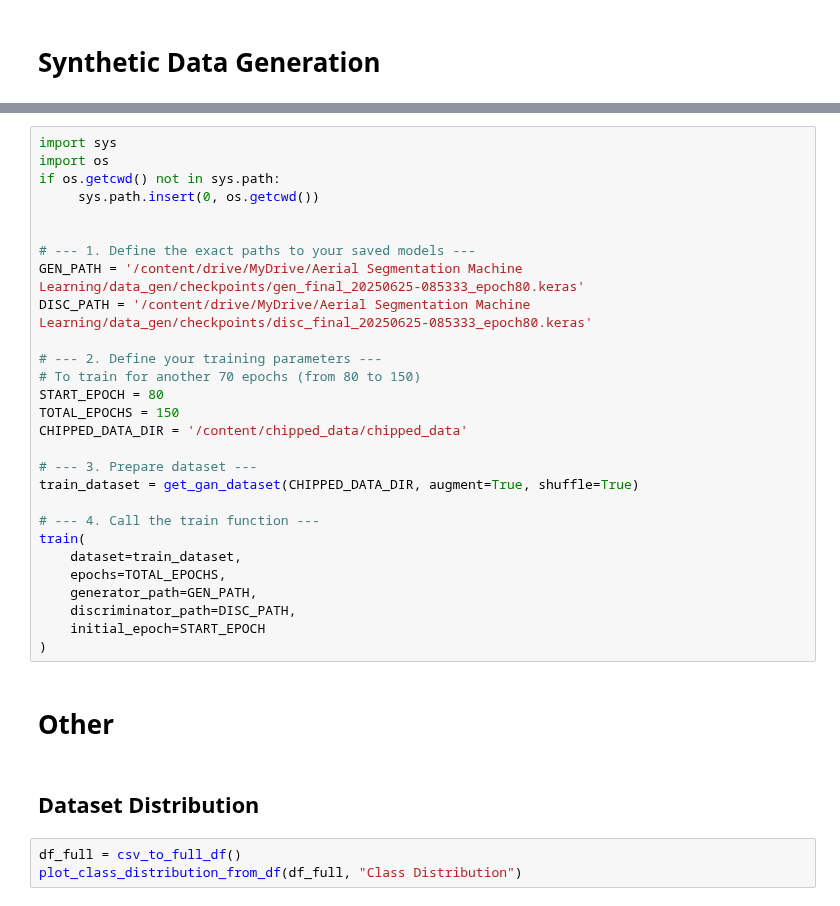
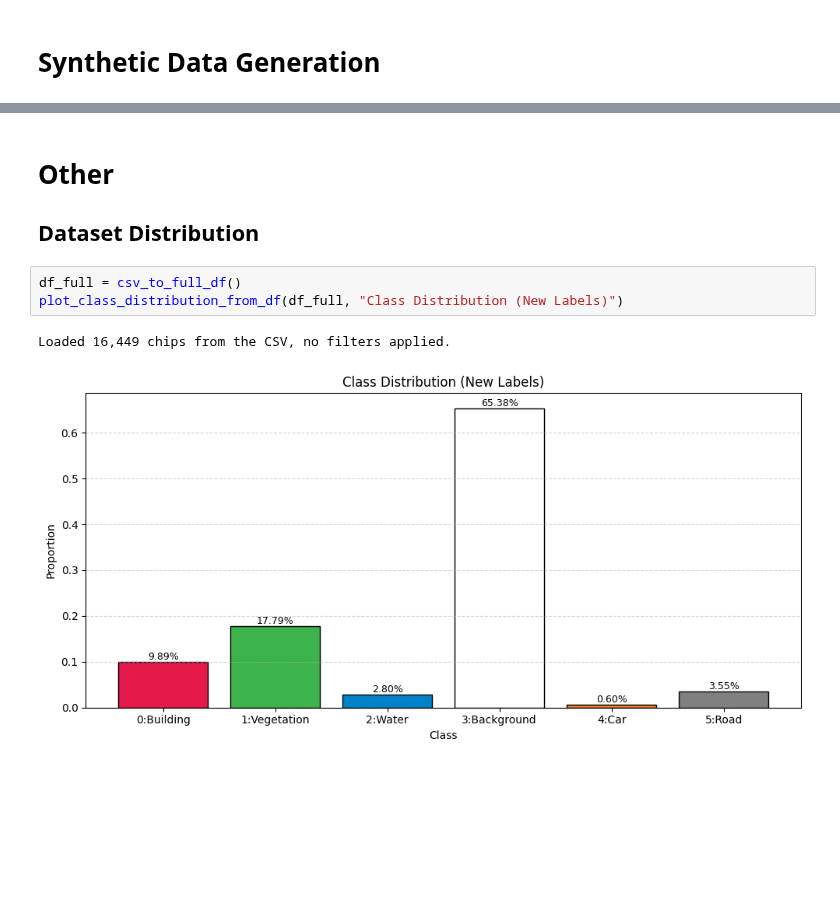
Before and after one commit to AronBakes/Semantic-Segmentation-of-Aerial-Imagery, a Jupyter notebook: _main.ipynb, the cells around one changed output, grey strips where cells are left out. Drawn from its saved outputs; the diff is of its cells as text; blank space fills up the shorter version.

```diff
--- a/_main.ipynb
+++ b/_main.ipynb
@@ -340,38 +363,12 @@ for label_path in tqdm(label_paths, desc="Generating synthetic pairs"):
 
 print("\n--- Synthetic Data Generation Complete! ---")
 print(f"✅ New dataset saved in: {SYNTHETIC_DATASET_DIR}")
-# %%
-import sys
-import os
-if os.getcwd() not in sys.path:
-     sys.path.insert(0, os.getcwd())
-
-
-# --- 1. Define the exact paths to your saved models ---
-GEN_PATH = '/content/drive/MyDrive/Aerial Segmentation Machine Learning/data_gen/checkpoints/gen_final_20250625-085333_epoch80.keras'
-DISC_PATH = '/content/drive/MyDrive/Aerial Segmentation Machine Learning/data_gen/checkpoints/disc_final_20250625-085333_epoch80.keras'
-
-# --- 2. Define your training parameters ---
-# To train for another 70 epochs (from 80 to 150)
-START_EPOCH = 80
-TOTAL_EPOCHS = 150
-CHIPPED_DATA_DIR = '/content/chipped_data/chipped_data'
-
-# --- 3. Prepare dataset ---
-train_dataset = get_gan_dataset(CHIPPED_DATA_DIR, augment=True, shuffle=True)
-
-# --- 4. Call the train function ---
-train(
-    dataset=train_dataset,
-    epochs=TOTAL_EPOCHS,
-    generator_path=GEN_PATH,
-    discriminator_path=DISC_PATH,
-    initial_epoch=START_EPOCH
-)
 # %% [markdown]
 # **Other**
+## Dataset Distribution
-# %% [markdown]
-## **Dataset Distribution**
 # %%
 df_full = csv_to_full_df()
-plot_class_distribution_from_df(df_full, "Class Distribution")
+plot_class_distribution_from_df(df_full, "Class Distribution (New Labels)")
+# %% [output]
+Loaded 16,449 chips from the CSV, no filters applied.
+[figure, added]
```
Also changed, not shown: parts of 6 cells of this notebook.
